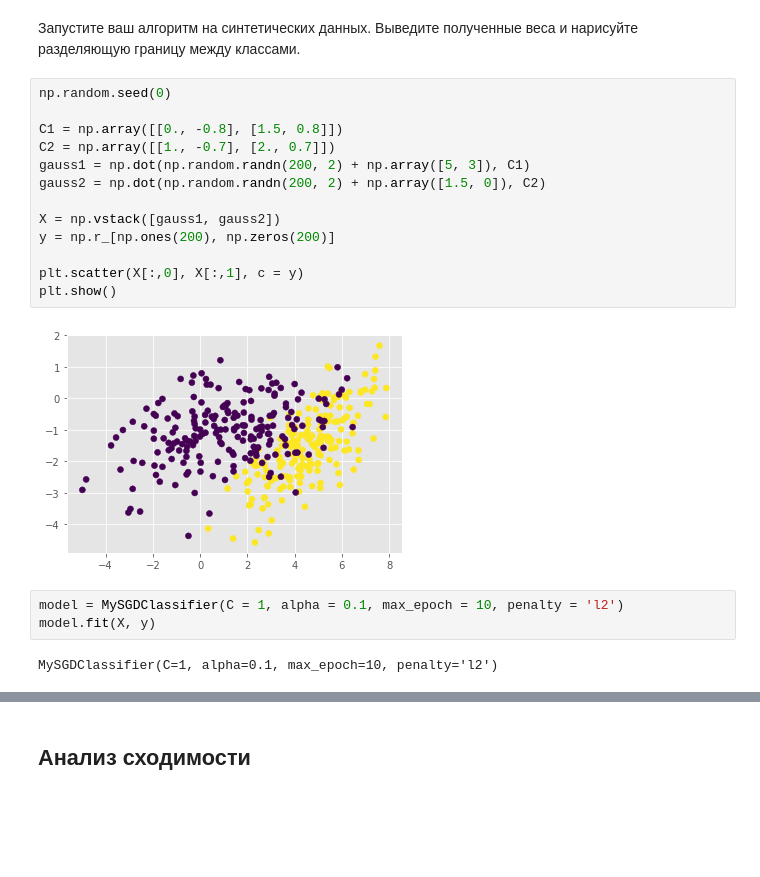
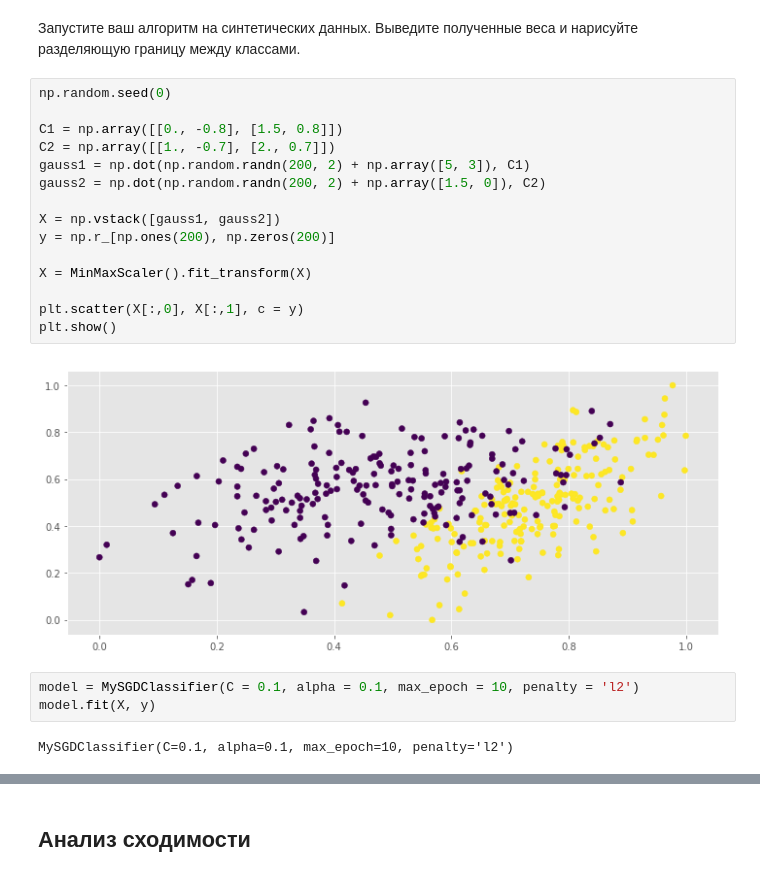
Before and after one commit to mmariyavyatkina/otus_course, a Jupyter notebook: HW3/Logreg.ipynb, the cells around one changed output, grey strips where cells are left out. Drawn from its saved outputs; the diff is of its cells as text; blank space fills up the shorter version.

```diff
--- a/HW3/Logreg.ipynb
+++ b/HW3/Logreg.ipynb
@@ -124,23 +124,25 @@ class MySGDClassifier(BaseEstimator, ClassifierMixin):
 # %%
 np.random.seed(0)
 
 C1 = np.array([[0., -0.8], [1.5, 0.8]])
 C2 = np.array([[1., -0.7], [2., 0.7]])
 gauss1 = np.dot(np.random.randn(200, 2) + np.array([5, 3]), C1)
 gauss2 = np.dot(np.random.randn(200, 2) + np.array([1.5, 0]), C2)
 
 X = np.vstack([gauss1, gauss2])
 y = np.r_[np.ones(200), np.zeros(200)]
 
+X = MinMaxScaler().fit_transform(X)
+
 plt.scatter(X[:,0], X[:,1], c = y)
 plt.show()
 # %% [output]
-[figure, old version]
+[figure, new version]
 # %%
-model = MySGDClassifier(C = 1, alpha = 0.1, max_epoch = 10, penalty = 'l2')
+model = MySGDClassifier(C = 0.1, alpha = 0.1, max_epoch = 10, penalty = 'l2')
 model.fit(X, y)
 # %% [output]
-MySGDClassifier(C=1, alpha=0.1, max_epoch=10, penalty='l2')
+MySGDClassifier(C=0.1, alpha=0.1, max_epoch=10, penalty='l2')
 # %%
 ## Your Code Here
 forecast = model.predict(X)
```
Also changed, not shown: parts of 10 cells of this notebook.
